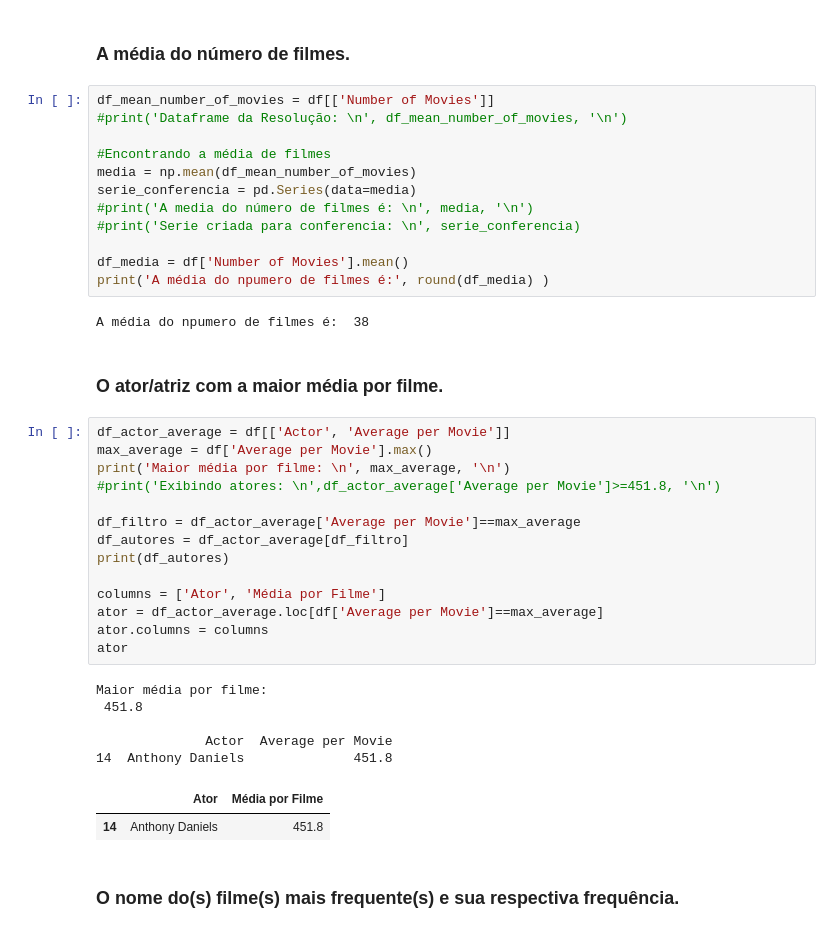
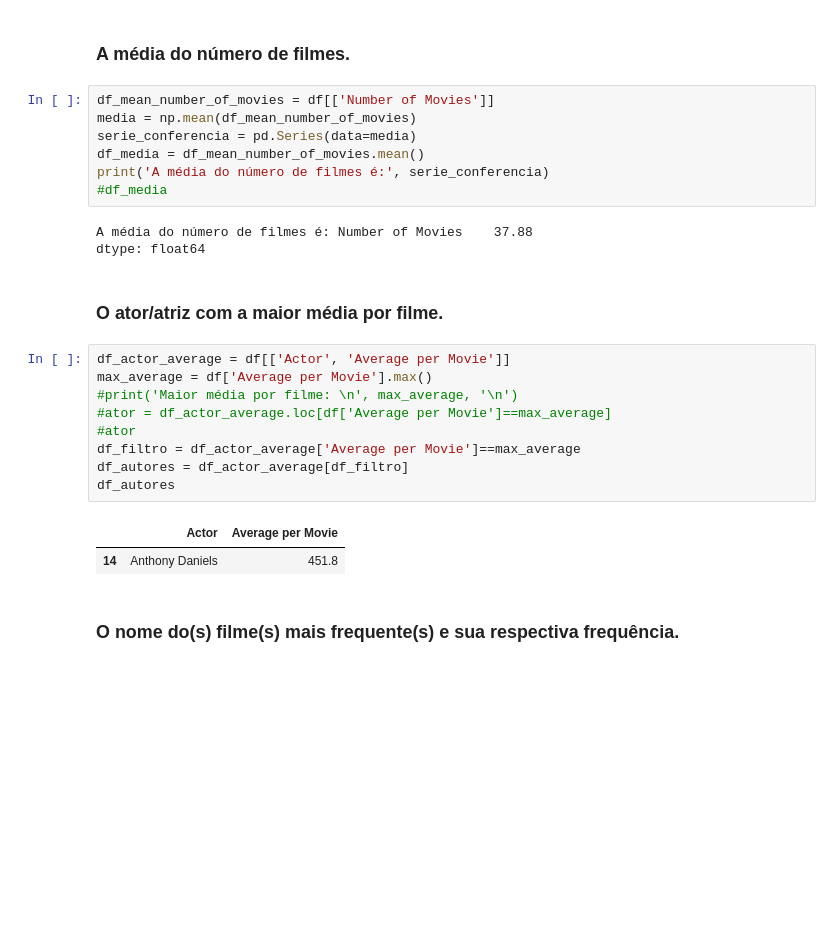
Before and after one commit to Luiz695/sprint02-Python-compass, a Jupyter notebook: lista-de-exercicios/lista-02/Lista_02.ipynb, the cells around one changed output. Cells and saved outputs as stored; diff of their text form; blank space fills up the shorter version.

```diff
--- a/lista-de-exercicios/lista-02/Lista_02.ipynb
+++ b/lista-de-exercicios/lista-02/Lista_02.ipynb
@@ -163,41 +167,27 @@ max           79.000000
 ### A média do número de filmes.
 # %%
 df_mean_number_of_movies = df[['Number of Movies']]
-#print('Dataframe da Resolução: \n', df_mean_number_of_movies, '\n')
-
-#Encontrando a média de filmes
 media = np.mean(df_mean_number_of_movies)
 serie_conferencia = pd.Series(data=media)
-#print('A media do número de filmes é: \n', media, '\n')
-#print('Serie criada para conferencia: \n', serie_conferencia)
-
-df_media = df['Number of Movies'].mean()
-print('A média do npumero de filmes é:', round(df_media) )
+df_media = df_mean_number_of_movies.mean()
+print('A média do número de filmes é:', serie_conferencia)
+#df_media
 # %% [output]
-A média do npumero de filmes é:  38
+A média do número de filmes é: Number of Movies    37.88
+dtype: float64
 # %% [markdown]
 ### O ator/atriz com a maior média por filme.
 # %%
 df_actor_average = df[['Actor', 'Average per Movie']]
 max_average = df['Average per Movie'].max()
-print('Maior média por filme: \n', max_average, '\n')
-#print('Exibindo atores: \n',df_actor_average['Average per Movie']>=451.8, '\n')
-
+#print('Maior média por filme: \n', max_average, '\n')
+#ator = df_actor_average.loc[df['Average per Movie']==max_average]
+#ator
 df_filtro = df_actor_average['Average per Movie']==max_average
 df_autores = df_actor_average[df_filtro]
-print(df_autores)
-
-columns = ['Ator', 'Média por Filme']
-ator = df_actor_average.loc[df['Average per Movie']==max_average]
-ator.columns = columns
-ator
+df_autores
 # %% [output]
-Maior média por filme:
- 451.8
-
-              Actor  Average per Movie
-14  Anthony Daniels              451.8
-|  | Ator | Média por Filme |
+|  | Actor | Average per Movie |
 | 14 | Anthony Daniels | 451.8 |
 # %% [markdown]
 ### O nome do(s) filme(s) mais frequente(s) e sua respectiva frequência.
```
Also changed, not shown: parts of 29 cells of this notebook.
